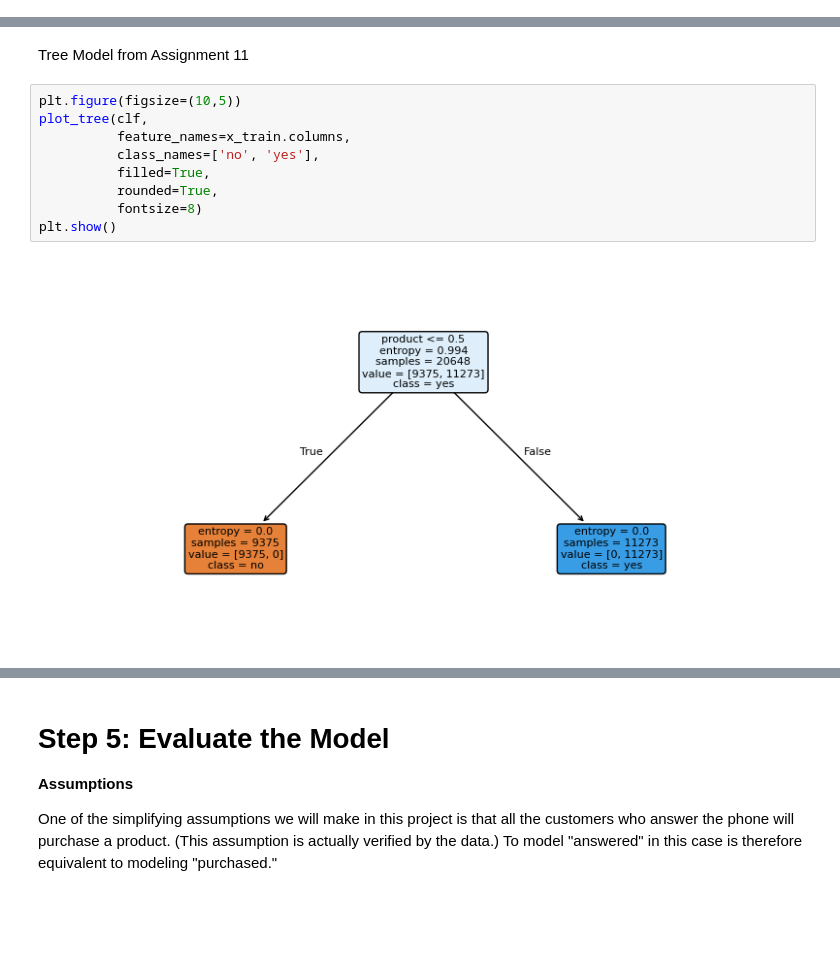
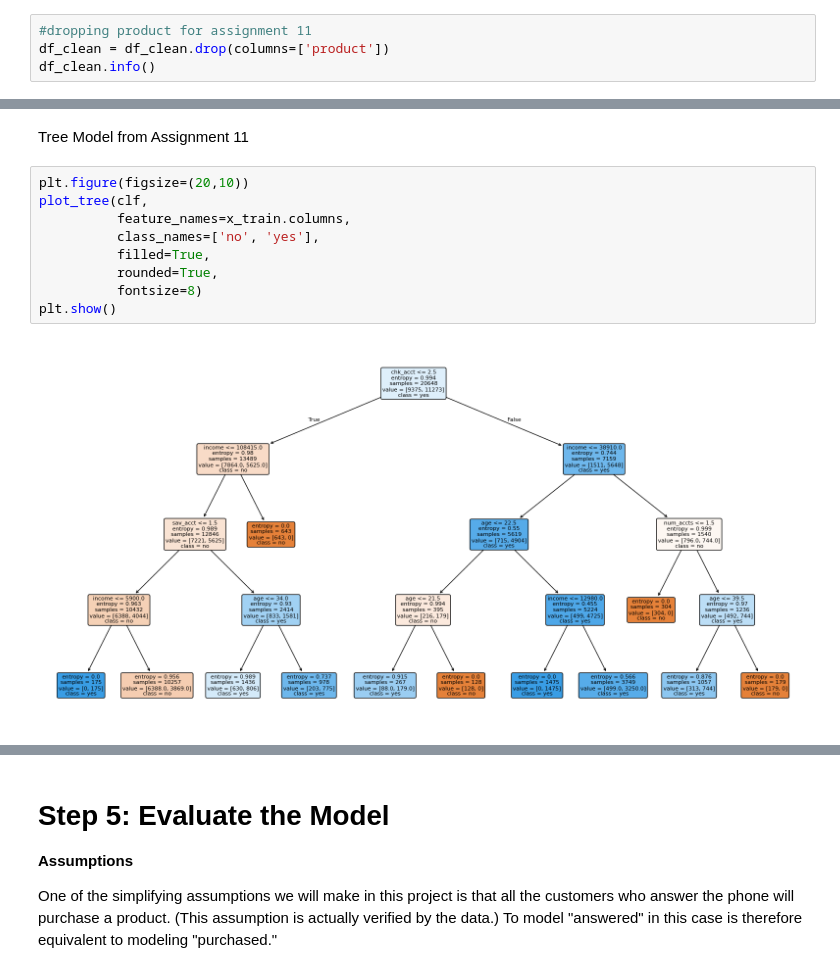
Before and after one commit to matiasarmesto/businessanalytics, a Jupyter notebook: Assignments/Scripts/advise_invest_template.ipynb, the cells around one changed output, grey strips where cells are left out. Saved outputs shown, nothing was run; the diff lists cells and outputs as text; blank space fills up the shorter version.

```diff
--- a/Assignments/Scripts/advise_invest_template.ipynb
+++ b/Assignments/Scripts/advise_invest_template.ipynb
@@ -313,3 +316,7 @@ Number of male customers: 0
 ### 4.1: Calculate the base probability of answering
 
 If we use no model at all, how good is our chance of predicting someone leaving?
+# %%
+#dropping product for assignment 11
+df_clean = df_clean.drop(columns=['product'])
+df_clean.info()
@@ -407,13 +434,13 @@ plt.show()
 # %% [markdown]
 Tree Model from Assignment 11
 # %%
-plt.figure(figsize=(10,5))
+plt.figure(figsize=(20,10))
 plot_tree(clf,
           feature_names=x_train.columns,
           class_names=['no', 'yes'],
           filled=True,
           rounded=True,
           fontsize=8)
 plt.show()
 # %% [output]
-[figure, old version]
+[figure, new version]
```
Also changed, not shown: parts of 11 cells of this notebook.
